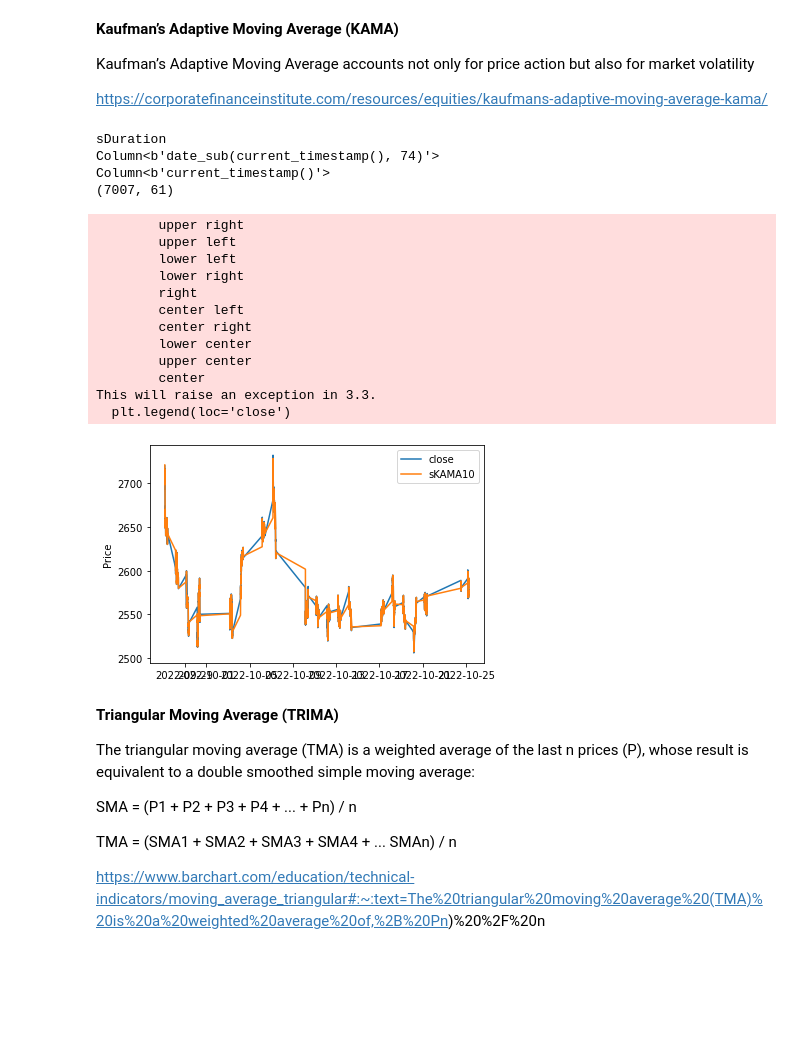
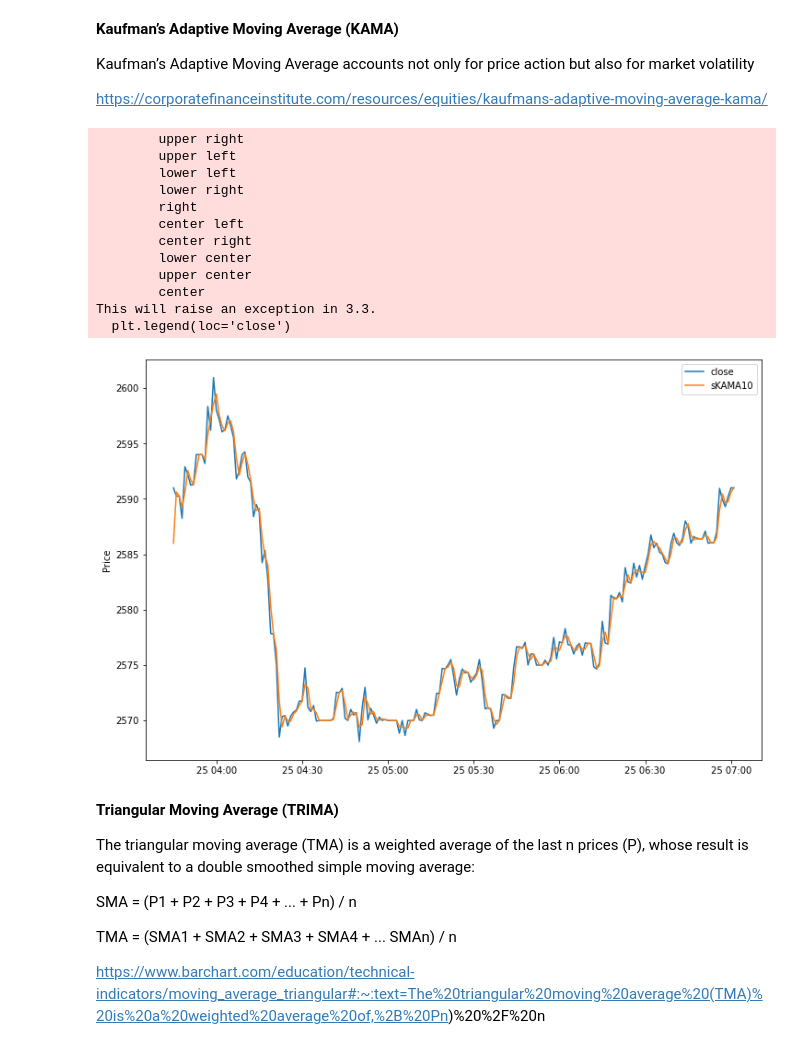
Before and after one commit to vinay-pv/DA231o-Stock-Indicators, a Jupyter notebook: Data_Riggers_Stock_Indicators.ipynb, the cells around one changed output. Saved outputs shown, nothing was run; the diff lists cells and outputs as text; code cells hidden in the pictures; blank space fills up the shorter version.

```diff
--- a/Data_Riggers_Stock_Indicators.ipynb
+++ b/Data_Riggers_Stock_Indicators.ipynb
@@ -35,7 +33,7 @@ from pyspark import SparkContext, SparkConf
 from pyspark.sql import SparkSession
 spark = SparkSession.builder\
          .master("local")\
-         .appName("Colab")\
+         .appName("Stock Indicators")\
          .config('spark.ui.port', '4050')\
          .getOrCreate()
 spark
@@ -434,26 +406,22 @@ https://corporatefinanceinstitute.com/resources/equities/kaufmans-adaptive-movin
 # %%
 sDF = DFObj()
 sDF.df = oDF.df
 AnalysisDF.genKAMA(sDF, withColName="sKAMA10")
-sDF.plot(plIndList = ["close","sKAMA10"])
+sDF.plot(plIndList = ["close","sKAMA10"], sDuration=2, eDuration=1)
 # %% [output]
-sDuration
-Column<b'date_sub(current_timestamp(), 74)'>
-Column<b'current_timestamp()'>
-(7007, 61)
+        upper right
+        upper left
+        lower left
+        lower right
+        right
+        center left
+        center right
+        lower center
+        upper center
+        center
+This will raise an exception in 3.3.
+  plt.legend(loc='close')
-        upper right
-        upper left
-        lower left
-        lower right
-        right
-        center left
-        center right
-        lower center
-        upper center
-        center
-This will raise an exception in 3.3.
-  plt.legend(loc='close')
-[figure, old version]
+[figure, new version]
 # %% [markdown]
 **Triangular Moving Average (TRIMA)**
 
```
Also changed, not shown: parts of 15 cells of this notebook.
